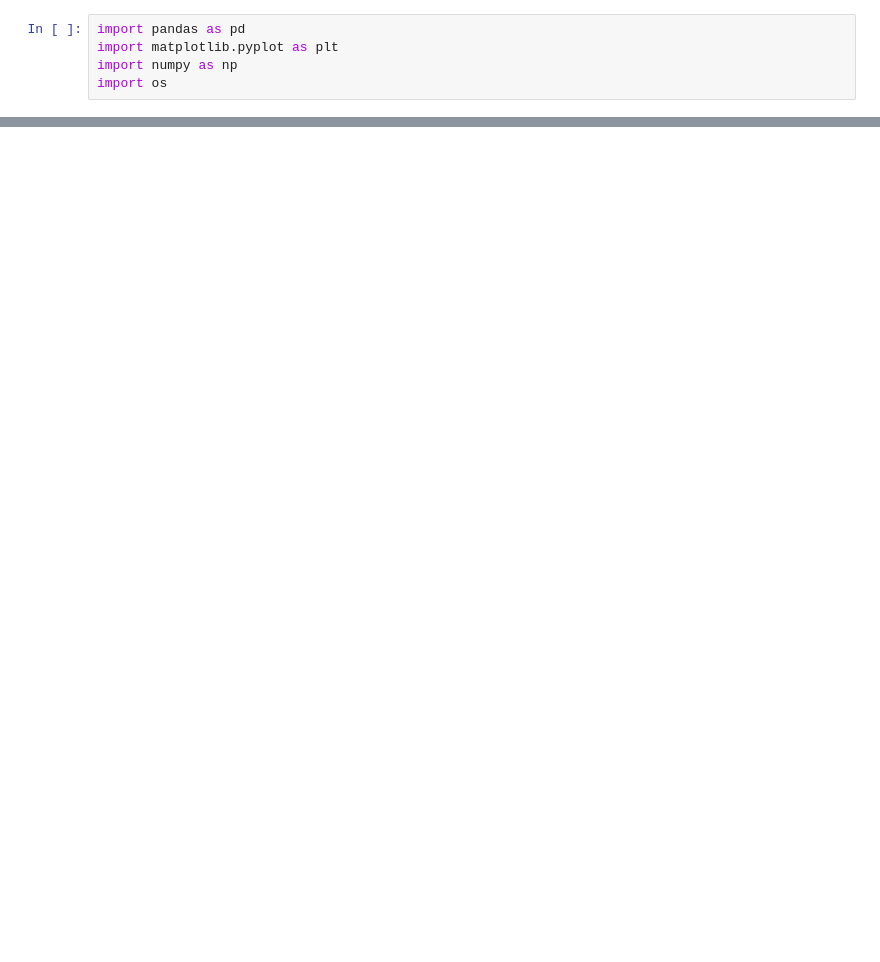
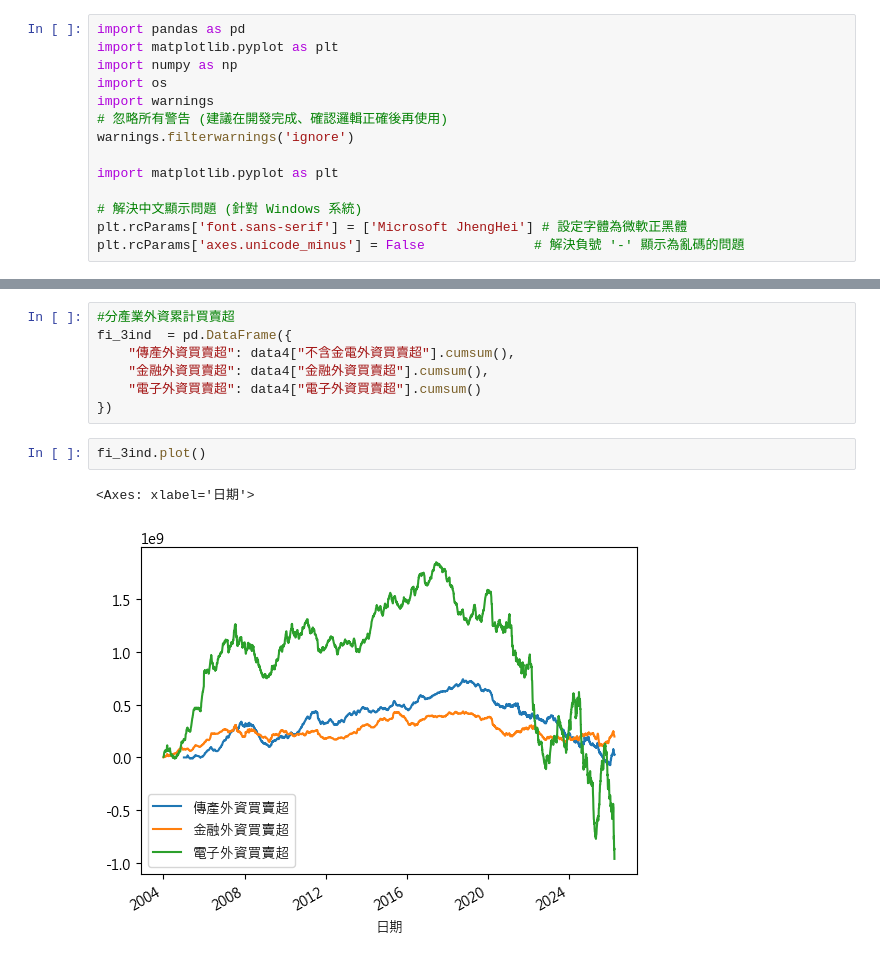
Before and after one commit to alfred0630/MIS, a Jupyter notebook: dev.ipynb, the cells around one changed output, grey strips where cells are left out. Cells and saved outputs as stored; diff of their text form; blank space fills up the shorter version.

```diff
--- a/dev.ipynb
+++ b/dev.ipynb
@@ -3,6 +3,15 @@ import pandas as pd
 import matplotlib.pyplot as plt
 import numpy as np
 import os
+import warnings
+# 忽略所有警告 (建議在開發完成、確認邏輯正確後再使用)
+warnings.filterwarnings('ignore')
+
+import matplotlib.pyplot as plt
+
+# 解決中文顯示問題 (針對 Windows 系統)
+plt.rcParams['font.sans-serif'] = ['Microsoft JhengHei'] # 設定字體為微軟正黑體
+plt.rcParams['axes.unicode_minus'] = False              # 解決負號 '-' 顯示為亂碼的問題
 # %%
 import pandas as pd
 import os
@@ -50,0 +64,12 @@ data1
+# %%
+#分產業外資累計買賣超
+fi_3ind  = pd.DataFrame({
+    "傳產外資買賣超": data4["不含金電外資買賣超"].cumsum(),
+    "金融外資買賣超": data4["金融外資買賣超"].cumsum(),
+    "電子外資買賣超": data4["電子外資買賣超"].cumsum()
+})
+# %%
+fi_3ind.plot()
+# %% [output]
+<Axes: xlabel='日期'>
+[figure, added]
```
Also changed, not shown: parts of 17 cells of this notebook, 6 other files.
